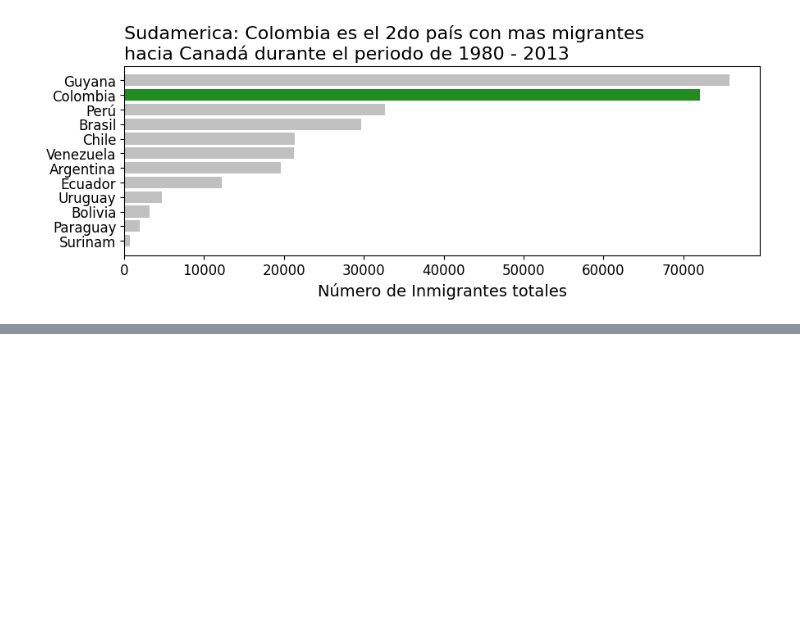
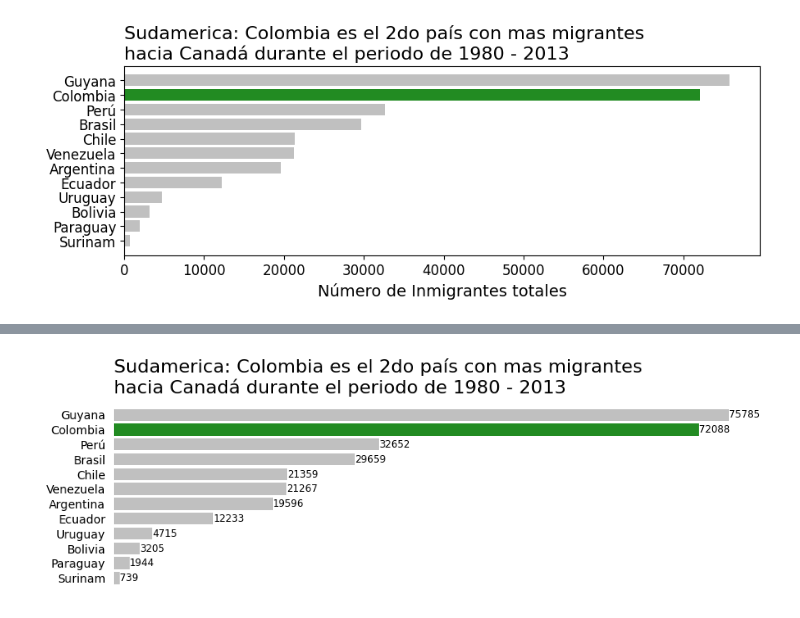
Before and after one commit to NatSama2/Curso-Alura-Latam, a Jupyter notebook: visualizacion_de_datos_con_python.ipynb, the cells around one changed output, grey strips where cells are left out. Saved outputs shown, nothing was run; the diff lists cells and outputs as text; code cells hidden in the pictures; blank space fills up the shorter version.

```diff
--- a/visualizacion_de_datos_con_python.ipynb
+++ b/visualizacion_de_datos_con_python.ipynb
@@ -352,0 +407,31 @@ plt.show()
+# %%
+colores = []
+for pais in sudamerica_sorted.index:
+  if pais == 'Colombia':
+    colores.append('forestgreen')
+  else:
+    colores.append('silver')
+
+fig, ax = plt.subplots(figsize=(10,3))
+
+ax.set_frame_on(False)
+ax.get_xaxis().set_visible(False)
+ax.tick_params(axis='y', left=False)
+
+ax.barh(sudamerica_sorted.index, sudamerica_sorted['Total'], color=colores)
+ax.set_title('Sudamerica: Colombia es el 2do país con mas migrantes\nhacia Canadá durante el periodo de 1980 - 2013',
+              loc='left', fontsize=16)
+ax.set_ylabel('')
+#ax.set_xlabel('Número de Inmigrantes totales', fontsize=14)
+#ax.xaxis.set_tick_params(labelsize=12)
+ax.yaxis.set_tick_params(labelsize=10)
+
+#Añadiendo anotaciones:
+for i, j in enumerate(sudamerica_sorted['Total']):
+  ax.text(j+20, i, str(j), color='black', va='center', ha='left', fontsize='8.5')
+
+fig.savefig('/content/grafico_sudamerica.png',transparent=False, dpi=300, bbox_inches='tight')
+
+plt.show()
+# %% [output]
+[figure, added]
```
Also changed, not shown: parts of 4 cells of this notebook.
